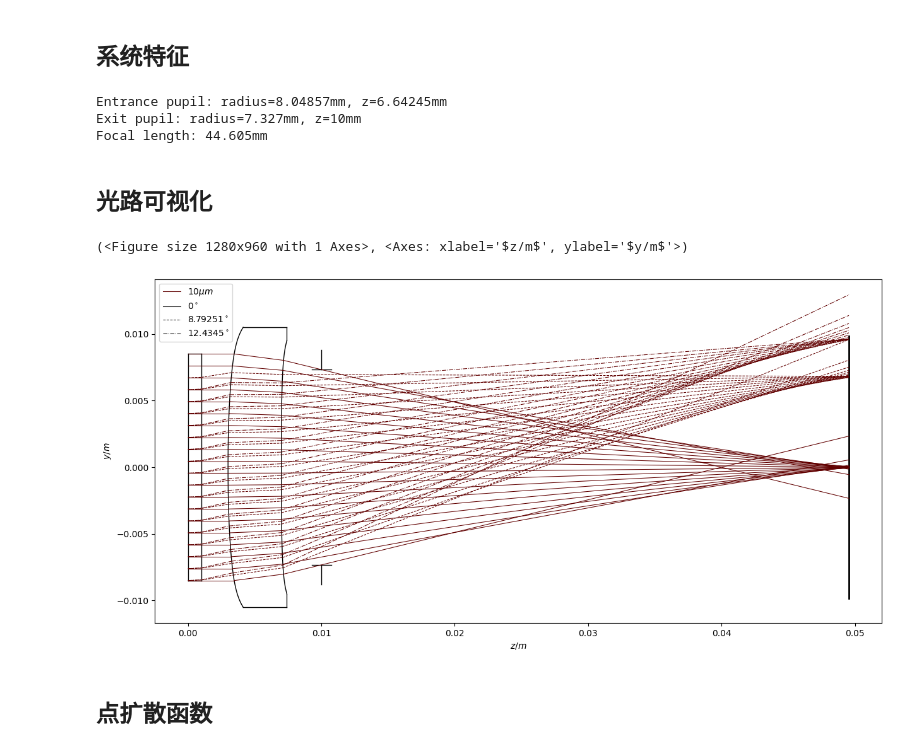
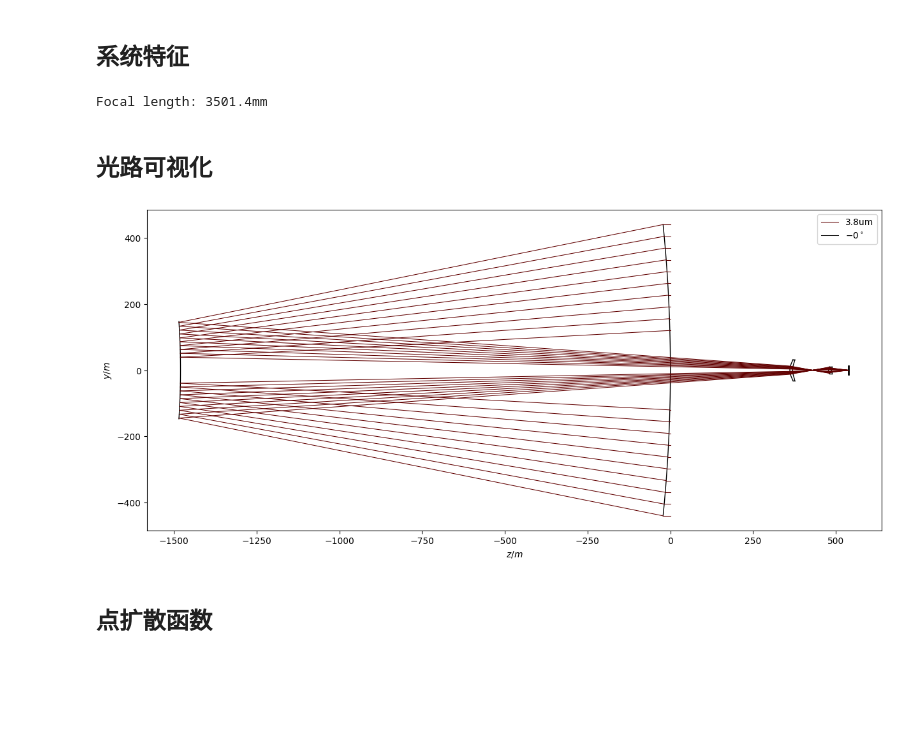
Before and after one commit to IPOE-ComputaionalImage/ci-e2e, a Jupyter notebook: analyze.ipynb, the cells around one changed output. Saved outputs shown, nothing was run; the diff lists cells and outputs as text; code cells hidden in the pictures; blank space fills up the shorter version.

```diff
--- a/analyze.ipynb
+++ b/analyze.ipynb
@@ -14,9 +14,13 @@ dev = torch.device('cuda') if torch.cuda.is_available() else torch.device('cpu')
 # %% [markdown]
 # 光学系统分析
 ## 创建光学系统模型
+# %%
+design_file_path = 'design-files/local-telescope/telescope.py'
+specification = parse_spec_file(design_file_path)
+specification.setup_global()
 # %%
-design_file_path = 'design-files/lwir.py'
-specification = parse_spec_file(design_file_path)
-model = ImagingSystem.from_specification(specification)
-model.to(dev)
+framework = specification.create_framework()
+framework.to(dev)
+
+model = framework.model
 o = model.o
@@ -52,24 +51,21 @@ def lfmt(x):
     return dnois.Length.fmt(x.item(), 'mm')
 
 
-entr_pupil_r, entr_pupil_z = o.entr_pupil()
-exit_pupil_r, exit_pupil_z = o.exit_pupil()
-fl = o.focal_length2()
+# entr_pupil_r, entr_pupil_z = o.entr_pupil()
+# exit_pupil_r, exit_pupil_z = o.exit_pupil()
+fl = o.focal_length2('trace')
 # 以下均默认为中心波长的值
-print(f'Entrance pupil: radius={lfmt(entr_pupil_r)}, z={lfmt(entr_pupil_z)}')
-print(f'Exit pupil: radius={lfmt(exit_pupil_r)}, z={lfmt(exit_pupil_z)}')
+# print(f'Entrance pupil: radius={lfmt(entr_pupil_r)}, z={lfmt(entr_pupil_z)}')
+# print(f'Exit pupil: radius={lfmt(exit_pupil_r)}, z={lfmt(exit_pupil_z)}')
 print(f'Focal length: {lfmt(fl)}')
 # %% [output]
-Entrance pupil: radius=8.04857mm, z=6.64245mm
-Exit pupil: radius=7.327mm, z=10mm
-Focal length: 44.605mm
+Focal length: 3501.4mm
 # %% [markdown]
 ## 光路可视化
 # %%
-o.plot_cross_section(wl=o.wl[1])
+_ = o.plot_cross_section(height=0, wl=o.wl[1])
 # %% [output]
-(<Figure size 1280x960 with 1 Axes>, <Axes: xlabel='$z/m$', ylabel='$y/m$'>)
-[figure, old version]
+[figure, new version]
 # %% [markdown]
 ## 点扩散函数
 # %%
```
Also changed, not shown: parts of 5 cells of this notebook, 35 other files.
